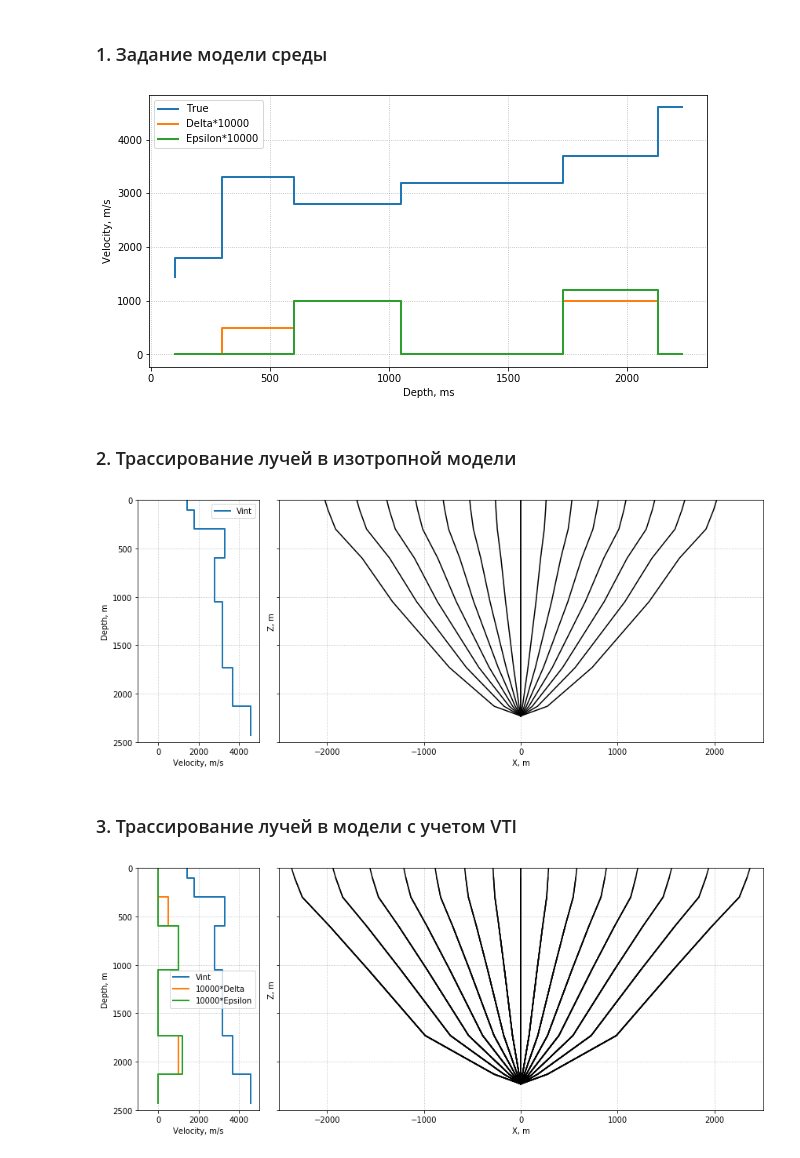
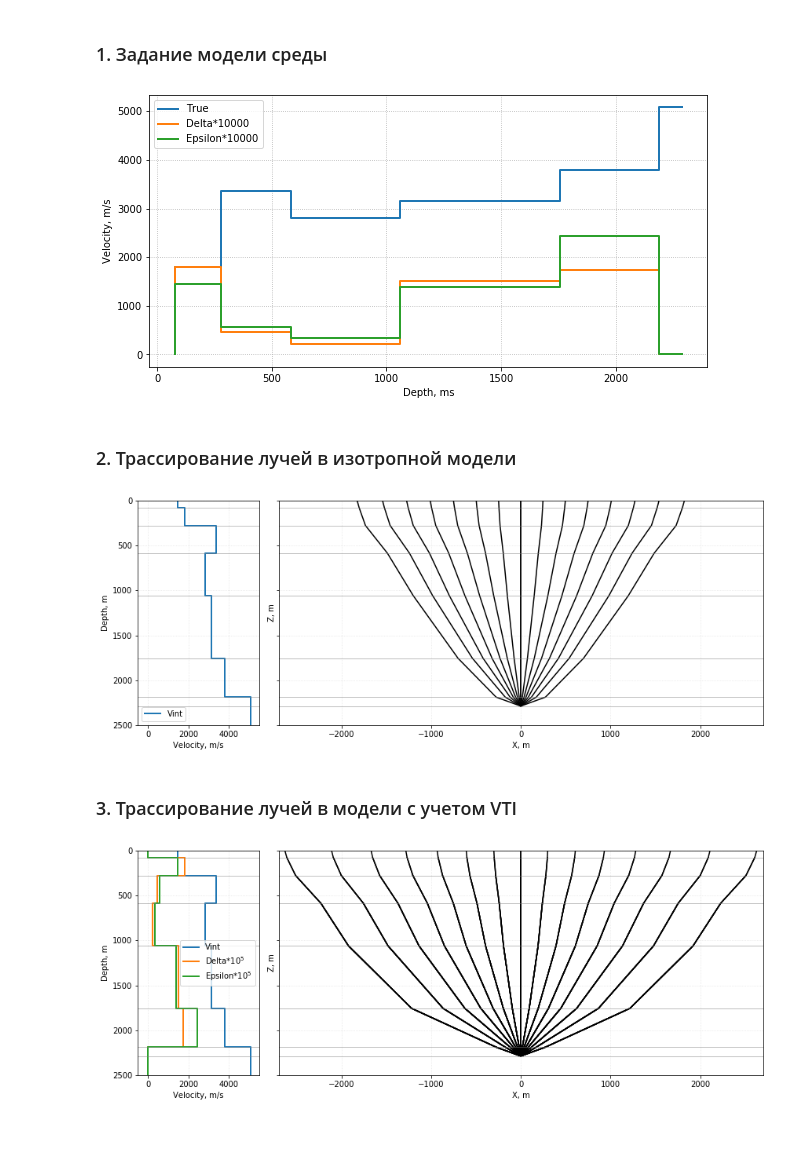
Before and after one commit to antongrin/VTI_rays, a Jupyter notebook: RayTraceVTI.ipynb, the cells around one changed output. Cells and saved outputs as stored; diff of their text form; code cells hidden in the pictures.

```diff
--- a/RayTraceVTI.ipynb
+++ b/RayTraceVTI.ipynb
@@ -7,13 +7,13 @@ import matplotlib.pyplot as plt
 
 plt.rcParams["figure.figsize"] = (10,5) # это чтобы графики были большего размера. Можно параметры настроить под свой монитор
 # %%
-layers_vp = np.array([1450, 1800, 3300, 2800, 3200, 3700, 4600]).astype(float)
+layers_vp = np.array([1450, 1806, 3359, 2811, 3147, 3787, 5081]).astype(float)
 layers_rho = 0.31*layers_vp**0.25
 
-layers_thk = np.array([100, 200,  300,  450,  680,  400, 100]).astype(float)
+layers_thk = np.array([76, 200,  309,  476,  696,  432, 100]).astype(float)
 # layers_thk = np.array([500, 500,  500,  500,  600,  400, 100]).astype(float)
-layers_de = np.array([0.0, 0.0, 0.05, 0.1, 0.0, 0.1, 0.0]).astype(float)
-layers_ep = np.array([0.0, 0.0, 0.0, 0.1, 0.0, 0.12, 0.0]).astype(float)
+layers_de = np.array([0, 0.18, 0.046, 0.021, 0.152, 0.174, 0]).astype(float)
+layers_ep = np.array([0, 0.145, 0.057, 0.033, 0.138, 0.243, 0]).astype(float)
 
 
 Nlayers = len(layers_thk)
@@ -32,7 +32,7 @@ plt.ylabel('Velocity, m/s')
 plt.grid(True, ls=':')
 plt.show()
 # %% [output]
-[figure, old version]
+[figure, new version]
 # %% [markdown]
 ### 2. Трассирование лучей в изотропной модели
 # %%
@@ -69,38 +69,43 @@ for ray_no, th0 in enumerate(start_angle):
     a1.plot(-rays_x[ray_no, :], np.hstack((0, depth)), c = 'k')
 
 
 a1.set_xlabel('X, m')
 a1.set_ylabel('Z, m')
-a1.grid(True, ls=':')
+a1.grid(True, ls=':', alpha = 0.35)
 
 
 a0.step(np.hstack((layers_vp[0],layers_vp,layers_vp[-1])), np.hstack((0, depth,depth[-1]+200)), where='post', lw=2, label = 'Vint')
 
 a0.legend()
 a0.set_ylabel('Depth, m')
 a0.set_xlabel('Velocity, m/s')
-a0.grid(True, ls=':')
+a0.grid(True, ls=':', alpha = 0.35)
 
 a0.invert_yaxis()
 a1.set_aspect(1)
-a0.set_xlim([-1000,5000])
+a0.set_xlim([-500,5500])
 a0.set_ylim([2500,0])
-a1.set_xlim([-2500,2500])
+a1.set_xlim([-2700,2700])
 # a0.set_xlim([1000,5000])
 # a0.set_ylim([2500,0])
 # a1.set_ylim([2500,0])
+
+
+for idpt in depth:
+    a1.axhline(idpt, lw=1, c='grey', alpha=.5)
+    a0.axhline(idpt, lw=1, c='gray', alpha=.5)
 
 
 plt.tight_layout()
 
 pos1 = a1.get_position(original=False)
 pos0 = a0.get_position(original=False)
 
 a0.set_position([pos0.x0, pos1.y0, pos0.width, pos1.height])
 
 plt.show()
 # %% [output]
-[figure, old version]
+[figure, new version]
 # %% [markdown]
 ### 3. Трассирование лучей в модели с учетом VTI
 # %%
@@ -201,25 +206,28 @@ for ray_no, th0 in enumerate(start_angle):
 
 a1.set_xlabel('X, m')
 a1.set_ylabel('Z, m')
-a1.grid(True, ls=':')
+a1.grid(True, ls=':', alpha = 0.35)
 
 
 a0.step(np.hstack((layers_vp[0],layers_vp,layers_vp[-1])), np.hstack((0, depth,depth[-1]+200)), where='post', lw=2, label = 'Vint')
-a0.step(10**4*np.hstack((layers_de[0],layers_de,layers_de[-1])), np.hstack((0, depth,depth[-1]+200)), where='post', lw=2, label = '10000*Delta')
-a0.step(10**4*np.hstack((layers_ep[0],layers_ep,layers_ep[-1])), np.hstack((0, depth,depth[-1]+200)), where='post', lw=2, label = '10000*Epsilon')
+a0.step(10**4*np.hstack((layers_de[0],layers_de,layers_de[-1])), np.hstack((0, depth,depth[-1]+200)), where='post', lw=2, label = 'Delta*$10^5$')
+a0.step(10**4*np.hstack((layers_ep[0],layers_ep,layers_ep[-1])), np.hstack((0, depth,depth[-1]+200)), where='post', lw=2, label = 'Epsilon*$10^5$')
 
 
 a0.legend()
 a0.set_ylabel('Depth, m')
 a0.set_xlabel('Velocity, m/s')
-a0.grid(True, ls=':')
+a0.grid(True, ls=':', alpha = 0.35)
 
+for idpt in depth:
+    a1.axhline(idpt, lw=1, c='grey', alpha=.5)
+    a0.axhline(idpt, lw=1, c='gray', alpha=.5)
 
 a0.invert_yaxis()
 a1.set_aspect(1)
-a0.set_xlim([-1000,5000])
+a0.set_xlim([-500,5500])
 a0.set_ylim([2500,0])
-a1.set_xlim([-2500,2500])
+a1.set_xlim([-2700,2700])
 
 plt.tight_layout()
 
@@ -230,5 +238,5 @@ a0.set_position([pos0.x0, pos1.y0, pos0.width, pos1.height])
 
 plt.show()
 # %% [output]
-[figure, old version]
+[figure, new version]
 # %%
```
Also changed, not shown: parts of 2 cells of this notebook.
